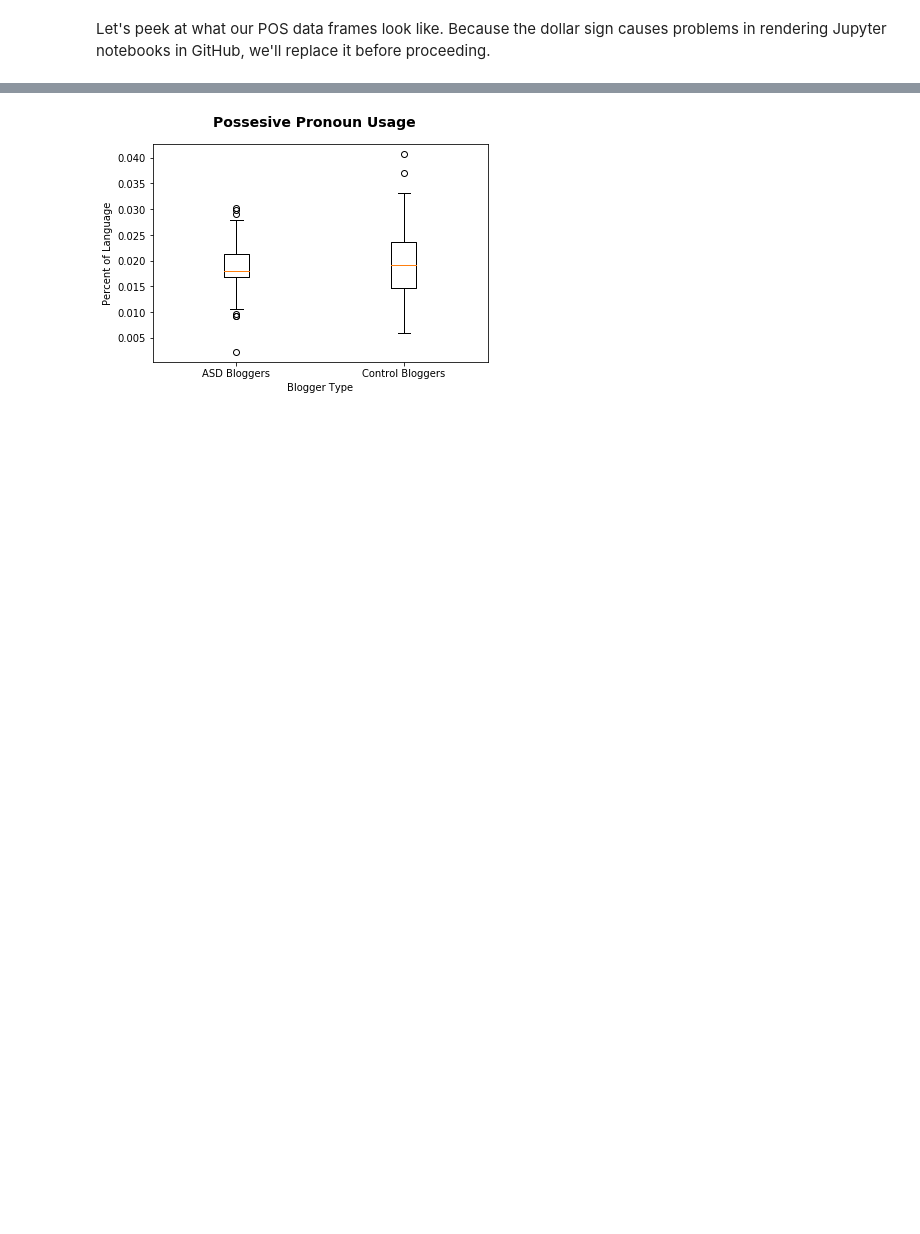
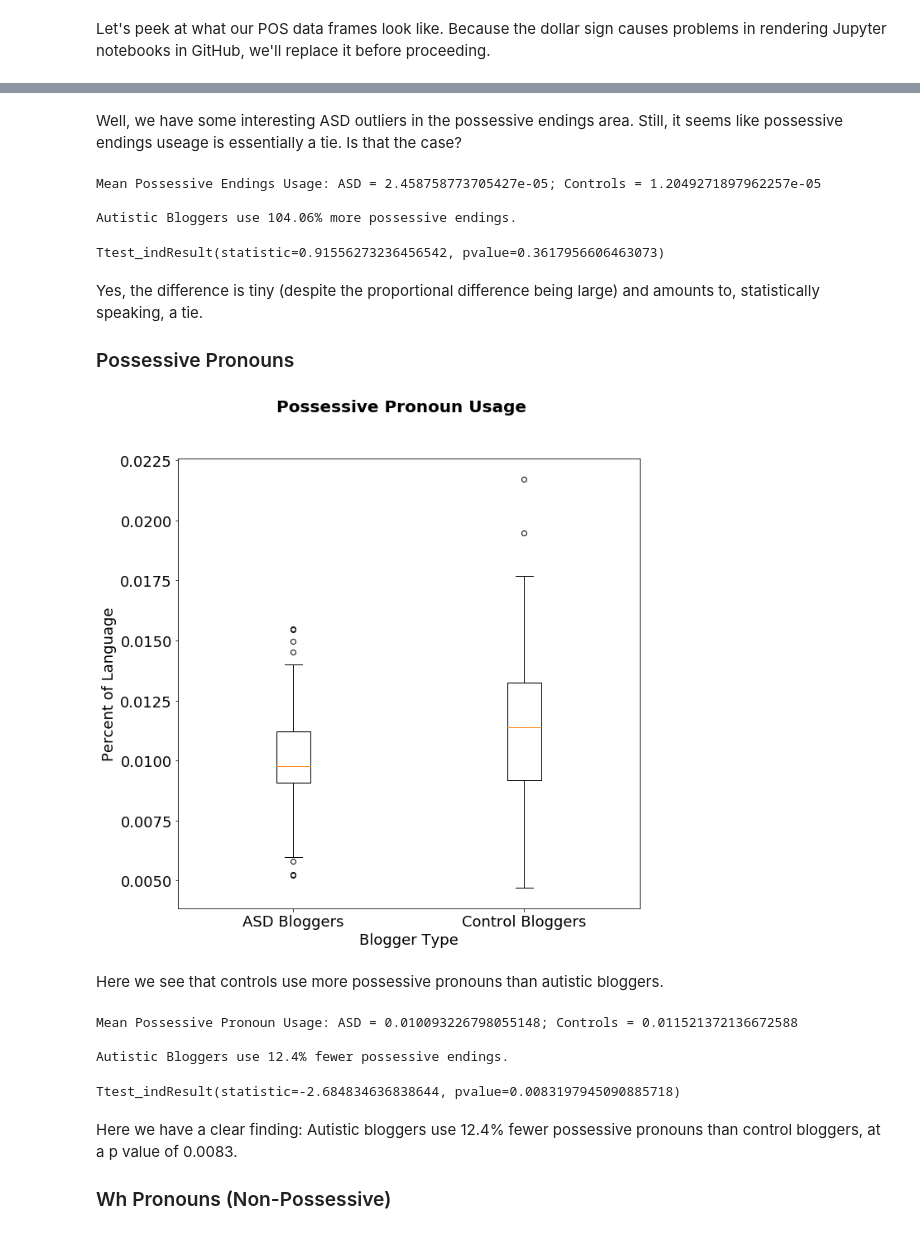
Before and after one commit to pm0kjp/cuny-capstone, a Jupyter notebook: scripts/statistical_comparisons.ipynb, the cells around one changed output, grey strips where cells are left out. Drawn from its saved outputs; the diff is of its cells as text; code cells hidden in the pictures; blank space fills up the shorter version.

```diff
--- a/scripts/statistical_comparisons.ipynb
+++ b/scripts/statistical_comparisons.ipynb
@@ -27,7 +47,7 @@ pronouns = ["POS", "PRP", "PRP$", "WP", "WP$","sum"]
 # %% [markdown]
 Let's peek at what our POS data frames look like. Because the dollar sign causes problems in rendering Jupyter notebooks in GitHub, we'll replace it before proceeding.
 # %%
-asdPOS=asdPOS[pronouns]
+asdPOS=asdPOS[pronouns_pos]
 asdPOS=asdPOS.rename(columns={'POS' : 'possessive-endings','PRP': 'personal', 'PRP$': 'possessive', 'WP': 'wh-non-possessive', 'WP$': 'wh-possessive'})
 asdPOS.head()
 # %% [output]
@@ -40,5 +60,5 @@ asdPOS.head()
 # %%
-controlsPOS=controlsPOS[pronouns]
+controlsPOS=controlsPOS[pronouns_pos]
 controlsPOS=controlsPOS.rename(columns={'POS' : 'possessive-endings', 'PRP': 'personal', 'PRP$': 'possessive', 'WP': 'wh-non-possessive', 'WP$': 'wh-possessive'})
 controlsPOS.head()
 # %% [output]
@@ -53,5 +73,5 @@ Let's create percentage-of-total columns.
 # %%
-asdPOS = asdPOS.join(asdPOS.div(asdPOS['sum'], axis=0), rsuffix='_pct')
+asdPOS = asdPOS.join(asdPOS.div(asdPOS['sum'], axis=0), rsuffix='_pct').fillna(0)
 asdPOS.head()
 # %% [output]
 |  | possessive-endings | personal | possessive | wh-non-possessive | wh-possessive | sum | ... |
@@ -63,5 +83,5 @@ asdPOS.head()
 # %%
-controlsPOS = controlsPOS.join(controlsPOS.div(controlsPOS['sum'], axis=0), rsuffix='_pct')
+controlsPOS = controlsPOS.join(controlsPOS.div(controlsPOS['sum'], axis=0), rsuffix='_pct').fillna(0)
 controlsPOS.head()
 # %% [output]
 |  | possessive-endings | personal | possessive | wh-non-possessive | wh-possessive | sum | ... |
@@ -99,13 +145,57 @@ plt.show()
+# %% [markdown]
+Well, we have some interesting ASD outliers in the possessive endings area.  Still, it seems like possessive endings useage is essentially a tie.  Is that the case?
+# %%
+pct_diff = (asdPOS["possessive-endings_pct"].mean()/controlsPOS["possessive-endings_pct"].mean())*100-100
+
+print("Mean Possessive Endings Usage: ASD = " +
+      str(asdPOS["possessive-endings_pct"].mean()) +
+     "; Controls = " + str(controlsPOS["possessive-endings_pct"].mean()) +
+     "\n\n" +
+     "Autistic Bloggers use " + str(round(pct_diff,2)) + "% more possessive endings.")
+# %% [output]
+Mean Possessive Endings Usage: ASD = 2.458758773705427e-05; Controls = 1.2049271897962257e-05
+
+Autistic Bloggers use 104.06% more possessive endings.
+# %%
+ttest_ind(asdPOS["possessive-endings_pct"],controlsPOS["possessive-endings_pct"])
+# %% [output]
+Ttest_indResult(statistic=0.91556273236456542, pvalue=0.3617956606463073)
+# %% [markdown]
+Yes, the difference is tiny (despite the proportional difference being large) and amounts to, statistically speaking, a tie.
+
+### Possessive Pronouns
 # %%
-fig = plt.figure()
-fig.suptitle('Possesive Pronoun Usage', fontsize=14, fontweight='bold')
+fig = plt.figure(figsize=(10,10))
+fig.suptitle('Possessive Pronoun Usage', fontsize=20, fontweight='bold')
 
 ax = fig.add_subplot(111)
-ax.boxplot([asdPOS["possessive_pct"].dropna(),controlsPOS["possessive_pct"].dropna()], labels=["ASD Bloggers", "Control Bloggers"])
+ax.boxplot([asdPOS["possessive_pct"],controlsPOS["possessive_pct"]], labels=["ASD Bloggers", "Control Bloggers"])
 
 ax.set_xlabel('Blogger Type')
 ax.set_ylabel('Percent of Language')
 
 plt.show()
 # %% [output]
-[figure, old version]
+[figure, new version]
+# %% [markdown]
+Here we see that controls use more possessive pronouns than autistic bloggers.
+# %%
+pct_diff = (asdPOS["possessive_pct"].mean()/controlsPOS["possessive_pct"].mean())*100-100
+
+print("Mean Possessive Pronoun Usage: ASD = " +
+      str(asdPOS["possessive_pct"].mean()) +
+     "; Controls = " + str(controlsPOS["possessive_pct"].mean()) +
+     "\n\n" +
+     "Autistic Bloggers use " + str(round(pct_diff,2)*-1) + "% fewer possessive endings.")
+# %% [output]
+Mean Possessive Pronoun Usage: ASD = 0.010093226798055148; Controls = 0.011521372136672588
+
+Autistic Bloggers use 12.4% fewer possessive endings.
+# %%
+ttest_ind(asdPOS["possessive_pct"],controlsPOS["possessive_pct"])
+# %% [output]
+Ttest_indResult(statistic=-2.684834636838644, pvalue=0.0083197945090885718)
+# %% [markdown]
+Here we have a clear finding: Autistic bloggers use 12.4% fewer possessive pronouns than control bloggers, at a p value of 0.0083.
+
+### Wh Pronouns (Non-Possessive)
```
Also changed, not shown: parts of 32 cells of this notebook, 2 other files.
